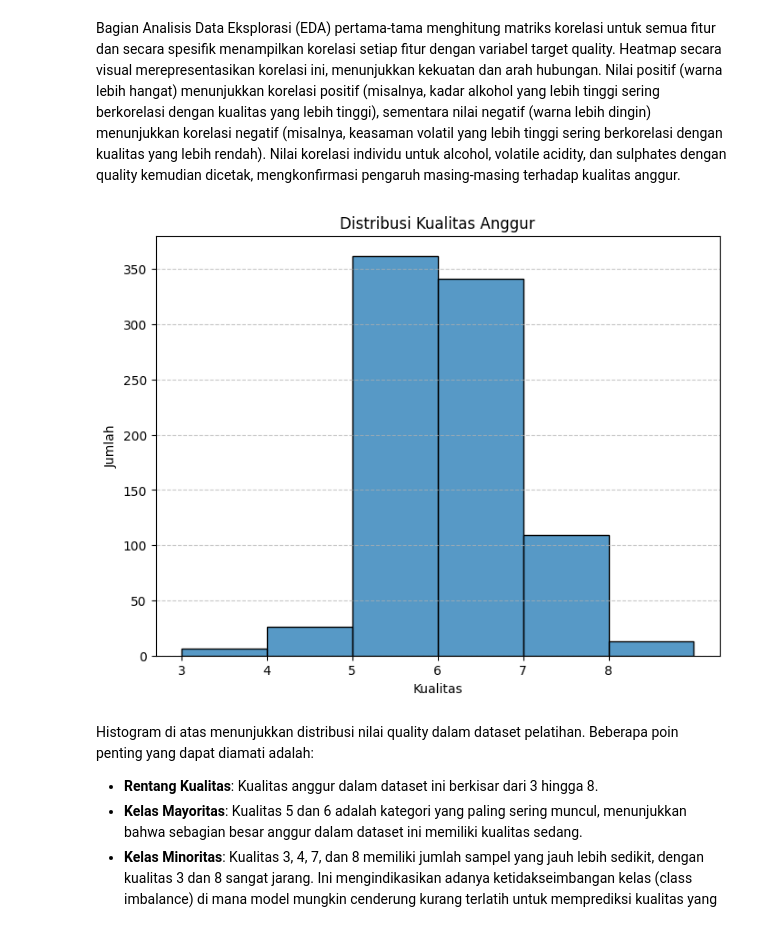
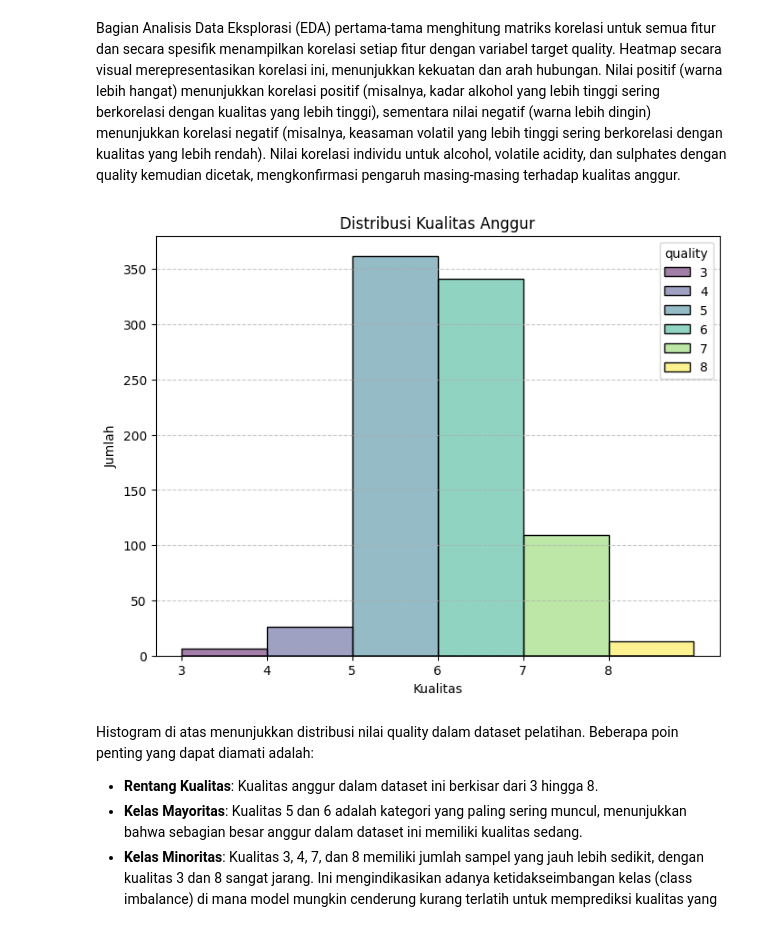
Before and after one commit to wismayazeldarahmandani8-a11y/Wismaya-Zelda-Rahmandani, a Jupyter notebook: UTS_WISMAYA_ZELDA_R_(2304020006).ipynb, the cells around one changed output. Cells and saved outputs as stored; diff of their text form; code cells hidden in the pictures.

```diff
--- a/UTS_WISMAYA_ZELDA_R_(2304020006).ipynb
+++ b/UTS_WISMAYA_ZELDA_R_(2304020006).ipynb
@@ -158,19 +158,16 @@ Korelasi 'sulphates' dengan 'quality': 0.2607027330719354
 # %% [markdown]
 Bagian Analisis Data Eksplorasi (EDA) pertama-tama menghitung matriks korelasi untuk semua fitur dan secara spesifik menampilkan korelasi setiap fitur dengan variabel target quality. Heatmap secara visual merepresentasikan korelasi ini, menunjukkan kekuatan dan arah hubungan. Nilai positif (warna lebih hangat) menunjukkan korelasi positif (misalnya, kadar alkohol yang lebih tinggi sering berkorelasi dengan kualitas yang lebih tinggi), sementara nilai negatif (warna lebih dingin) menunjukkan korelasi negatif (misalnya, keasaman volatil yang lebih tinggi sering berkorelasi dengan kualitas yang lebih rendah). Nilai korelasi individu untuk alcohol, volatile acidity, dan sulphates dengan quality kemudian dicetak, mengkonfirmasi pengaruh masing-masing terhadap kualitas anggur.
 # %%
-# Pastikan df_train dimuat untuk sel ini
-df_train = pd.read_csv('/content/data_training.csv')
-
 plt.figure(figsize=(8, 6))
-sns.histplot(df_train['quality'], bins=range(3, 10), kde=False, stat='count', palette='viridis')
+sns.histplot(data=df_train, x='quality', bins=range(3, 10), kde=False, stat='count', palette='viridis', hue='quality')
 plt.title('Distribusi Kualitas Anggur')
 plt.xlabel('Kualitas')
 plt.ylabel('Jumlah')
 plt.xticks(range(3, 9)) # Pastikan semua level kualitas ditampilkan
 plt.grid(axis='y', linestyle='--', alpha=0.7)
 plt.show()
 # %% [output]
-[figure, old version]
+[figure, new version]
 # %% [markdown]
 Histogram di atas menunjukkan distribusi nilai quality dalam dataset pelatihan. Beberapa poin penting yang dapat diamati adalah:
 
```
Also changed, not shown: parts of 2 cells of this notebook.
